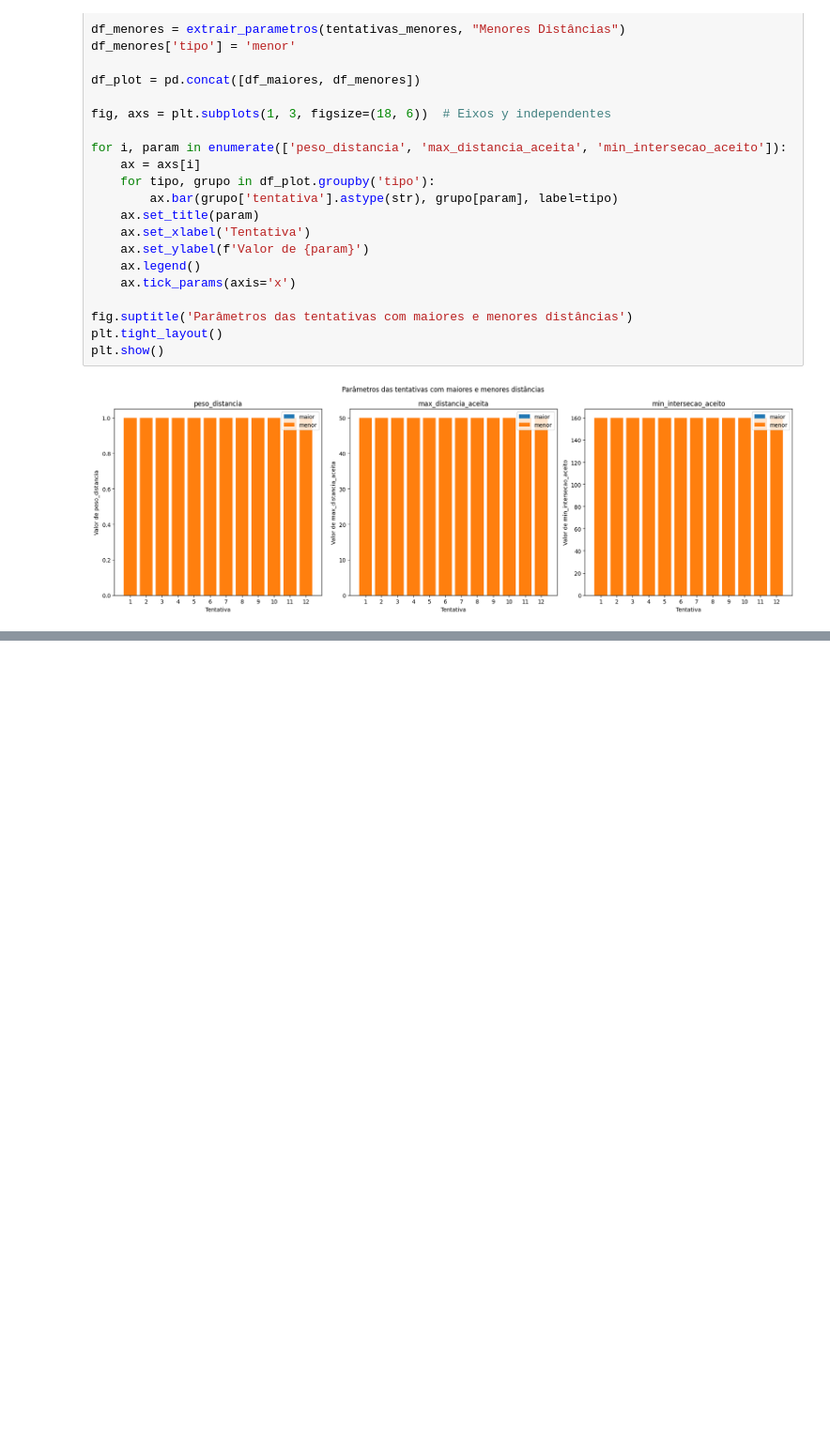
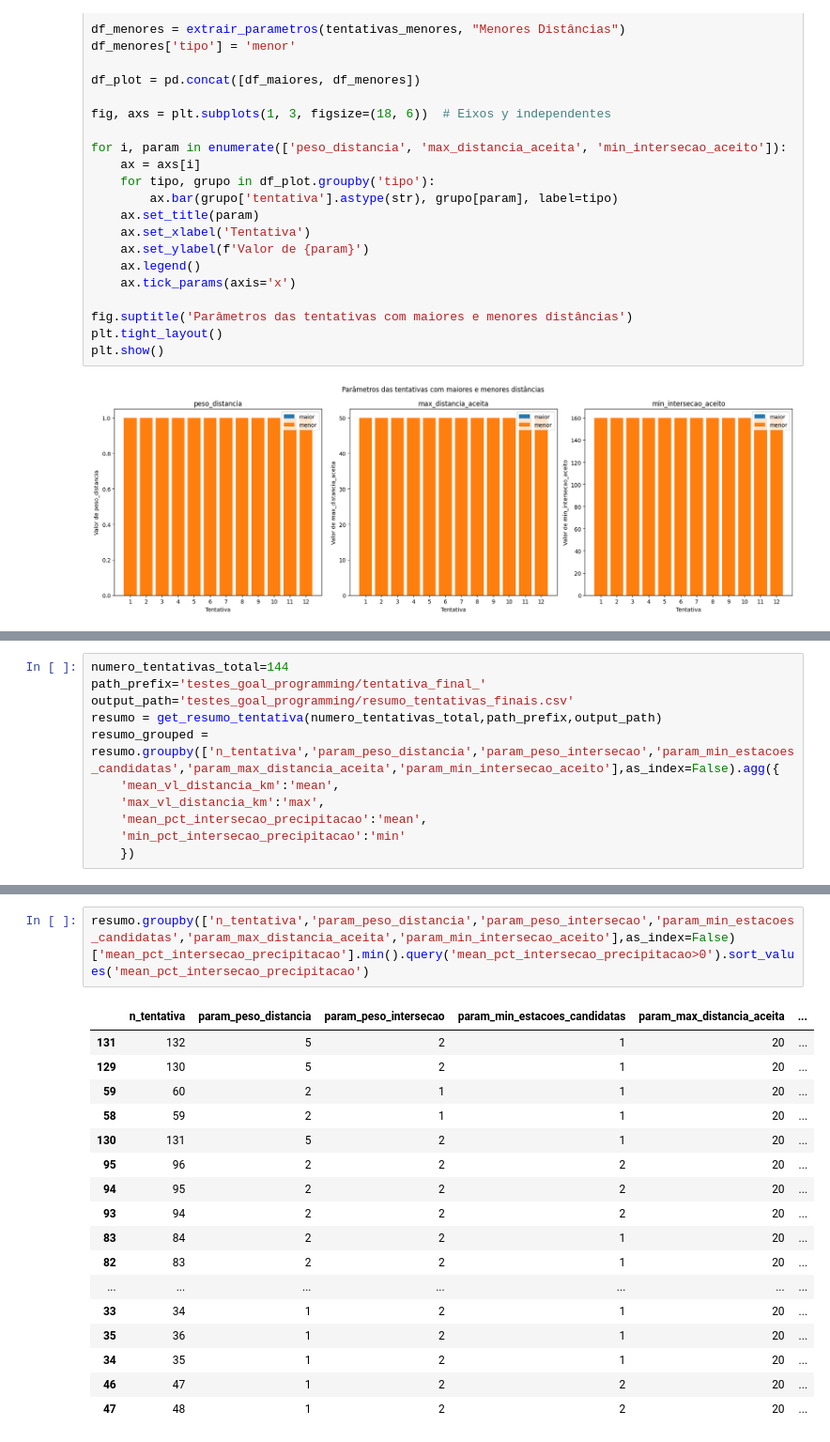
Before and after one commit to mateus-santos-rocha/doutorado, a Jupyter notebook: stations_selections_tests.ipynb, the cells around one changed output, grey strips where cells are left out. Shown at 94% size. Drawn from its saved outputs; the diff is of its cells as text; blank space fills up the shorter version.

```diff
--- a/stations_selections_tests.ipynb
+++ b/stations_selections_tests.ipynb
@@ -344,0 +365,11 @@ plt.show()
+# %%
+numero_tentativas_total=144
+path_prefix='testes_goal_programming/tentativa_final_'
+output_path='testes_goal_programming/resumo_tentativas_finais.csv'
+resumo = get_resumo_tentativa(numero_tentativas_total,path_prefix,output_path)
+resumo_grouped = resumo.groupby(['n_tentativa','param_peso_distancia','param_peso_intersecao','param_min_estacoes_candidatas','param_max_distancia_aceita','param_min_intersecao_aceito'],as_index=False).agg({
+    'mean_vl_distancia_km':'mean',
+    'max_vl_distancia_km':'max',
+    'mean_pct_intersecao_precipitacao':'mean',
+    'min_pct_intersecao_precipitacao':'min'
+    })
@@ -344,0 +384,20 @@ plt.show()
+# %%
+resumo.groupby(['n_tentativa','param_peso_distancia','param_peso_intersecao','param_min_estacoes_candidatas','param_max_distancia_aceita','param_min_intersecao_aceito'],as_index=False)['mean_pct_intersecao_precipitacao'].min().query('mean_pct_intersecao_precipitacao>0').sort_values('mean_pct_intersecao_precipitacao')
+# %% [output]
+|  | n_tentativa | param_peso_distancia | param_peso_intersecao | param_min_estacoes_candidatas | param_max_distancia_aceita | ... |
+| 131 | 132 | 5 | 2 | 1 | 20 | ... |
+| 129 | 130 | 5 | 2 | 1 | 20 | ... |
+| 59 | 60 | 2 | 1 | 1 | 20 | ... |
+| 58 | 59 | 2 | 1 | 1 | 20 | ... |
+| 130 | 131 | 5 | 2 | 1 | 20 | ... |
+| 95 | 96 | 2 | 2 | 2 | 20 | ... |
+| 94 | 95 | 2 | 2 | 2 | 20 | ... |
+| 93 | 94 | 2 | 2 | 2 | 20 | ... |
+| 83 | 84 | 2 | 2 | 1 | 20 | ... |
+| 82 | 83 | 2 | 2 | 1 | 20 | ... |
+| ... | ... | ... | ... | ... | ... | ... |
+| 33 | 34 | 1 | 2 | 1 | 20 | ... |
+| 35 | 36 | 1 | 2 | 1 | 20 | ... |
+| 34 | 35 | 1 | 2 | 1 | 20 | ... |
+| 46 | 47 | 1 | 2 | 2 | 20 | ... |
+| 47 | 48 | 1 | 2 | 2 | 20 | ... |
```
Also changed, not shown: parts of 4 cells of this notebook, 2 other files.
